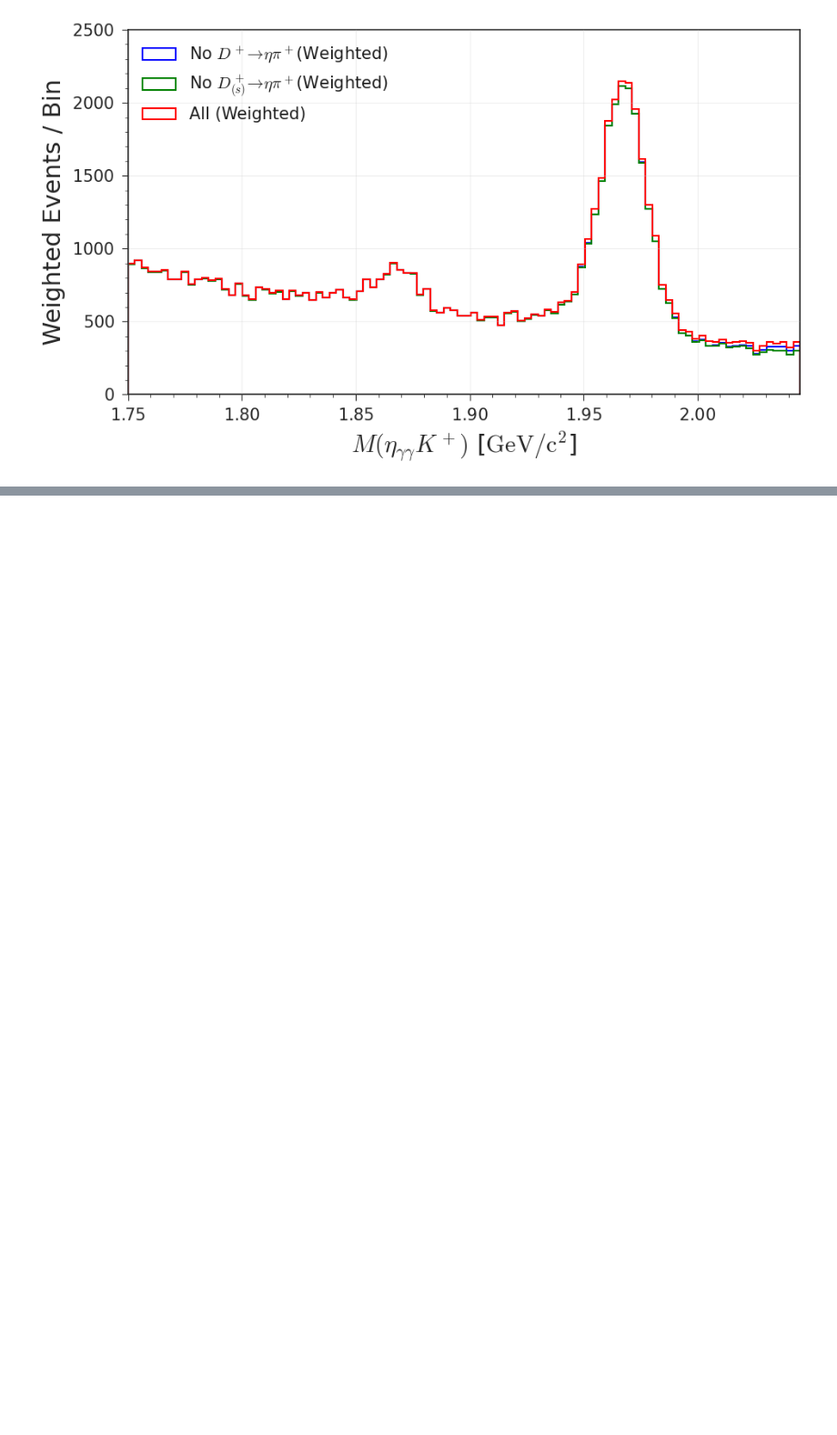
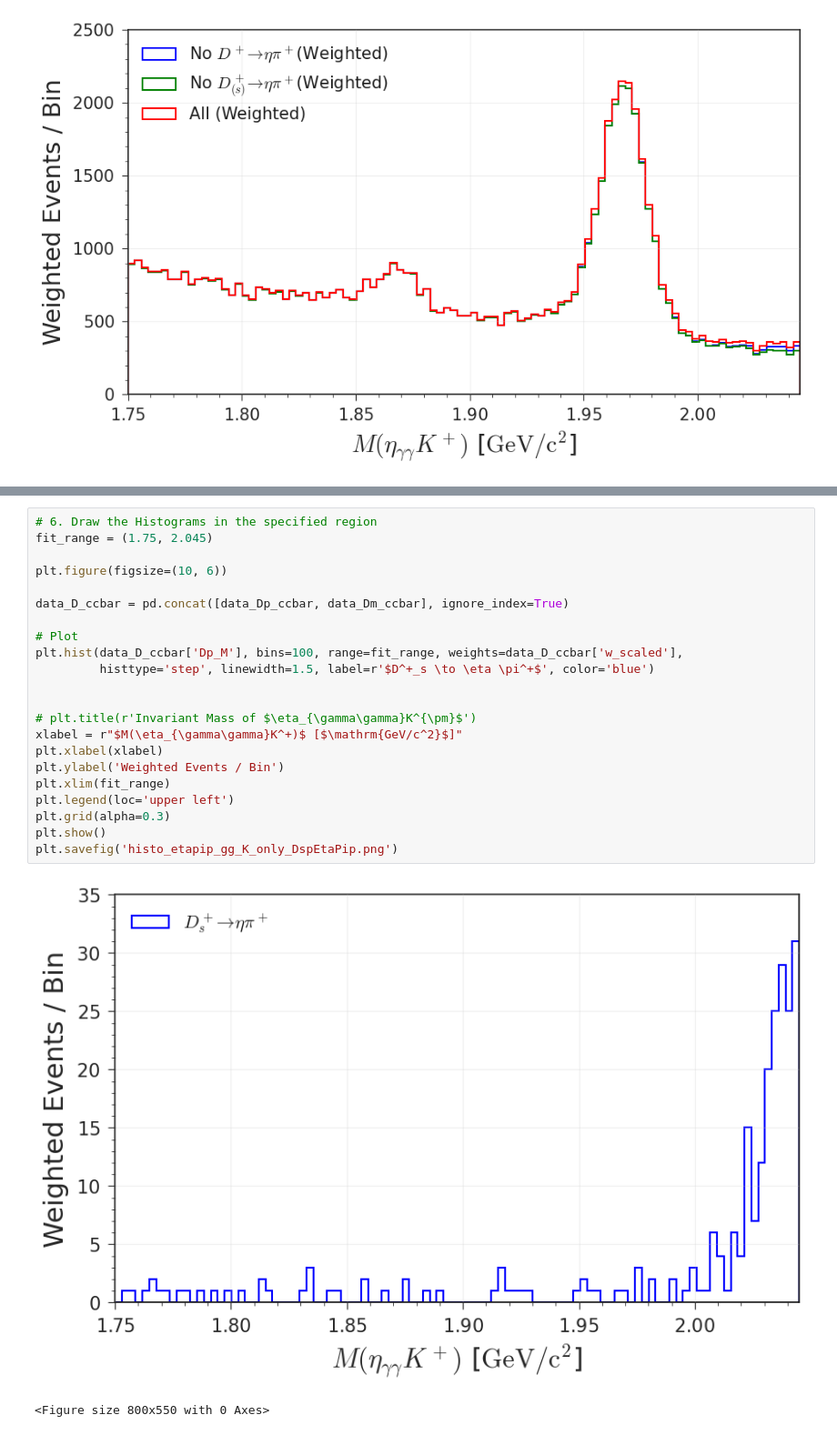
Before and after one commit to jykim-physics/DRAW_and_FITTING, a Jupyter notebook: main/Dpetapip/draw/crossfeed_study/DpEtaHp_gg.ipynb, the cells around one changed output, grey strips where cells are left out. Shown at 91% size. Saved outputs shown, nothing was run; the diff lists cells and outputs as text; blank space fills up the shorter version.

```diff
--- a/main/Dpetapip/draw/crossfeed_study/DpEtaHp_gg.ipynb
+++ b/main/Dpetapip/draw/crossfeed_study/DpEtaHp_gg.ipynb
@@ -171,0 +294,25 @@ plt.show()
+# %%
+# 6. Draw the Histograms in the specified region
+fit_range = (1.75, 2.045)
+
+plt.figure(figsize=(10, 6))
+
+data_D_ccbar = pd.concat([data_Dp_ccbar, data_Dm_ccbar], ignore_index=True)
+
+# Plot
+plt.hist(data_D_ccbar['Dp_M'], bins=100, range=fit_range, weights=data_D_ccbar['w_scaled'],
+         histtype='step', linewidth=1.5, label=r'$D^+_s \to \eta \pi^+$', color='blue')
+
+
+# plt.title(r'Invariant Mass of $\eta_{\gamma\gamma}K^{\pm}$')
+xlabel = r"$M(\eta_{\gamma\gamma}K^+)$ [$\mathrm{GeV/c^2}$]"
+plt.xlabel(xlabel)
+plt.ylabel('Weighted Events / Bin')
+plt.xlim(fit_range)
+plt.legend(loc='upper left')
+plt.grid(alpha=0.3)
+plt.show()
+plt.savefig('histo_etapip_gg_K_only_DspEtaPip.png')
+# %% [output]
+[figure, added]
+<Figure size 800x550 with 0 Axes>
```
Also changed, not shown: parts of 3 cells of this notebook, 5 other files.
